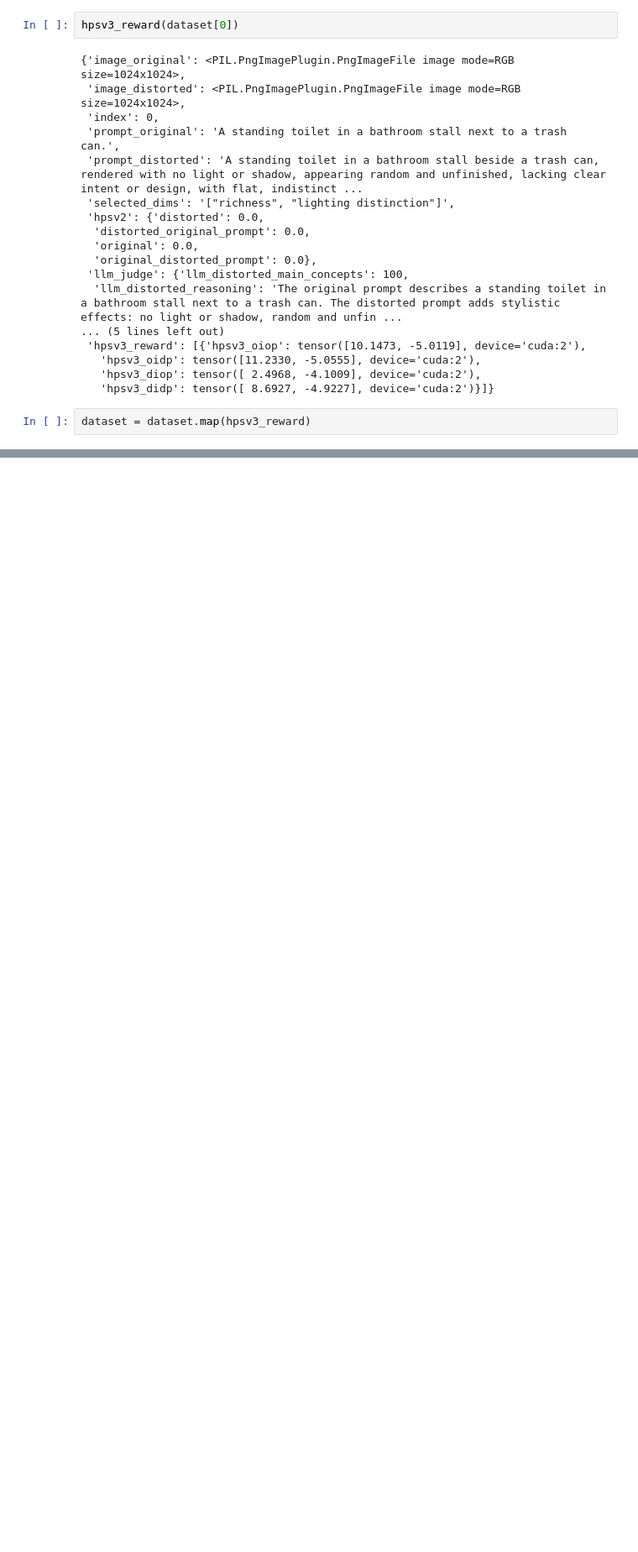
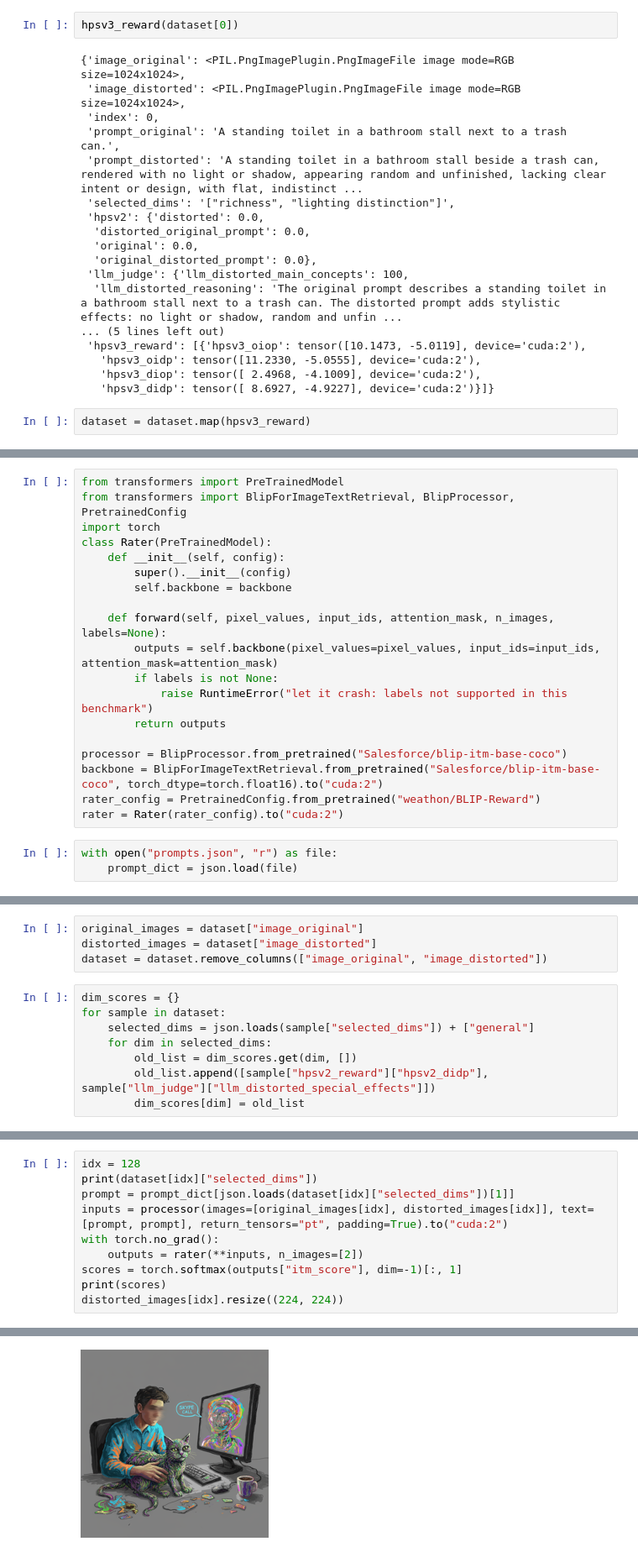
Before and after one commit to weathon/AAS, a Jupyter notebook: eval_later.ipynb, the cells around one changed output, grey strips where cells are left out. Shown at 84% size. Drawn from its saved outputs; the diff is of its cells as text; blank space fills up the shorter version.

```diff
--- a/eval_later.ipynb
+++ b/eval_later.ipynb
@@ -178,0 +238,22 @@ dataset = dataset.map(hpsv3_reward)
+# %%
+from transformers import PreTrainedModel
+from transformers import BlipForImageTextRetrieval, BlipProcessor, PretrainedConfig
+import torch
+class Rater(PreTrainedModel):
+    def __init__(self, config):
+        super().__init__(config)
+        self.backbone = backbone
+
+    def forward(self, pixel_values, input_ids, attention_mask, n_images, labels=None):
+        outputs = self.backbone(pixel_values=pixel_values, input_ids=input_ids, attention_mask=attention_mask)
+        if labels is not None:
+            raise RuntimeError("let it crash: labels not supported in this benchmark")
+        return outputs
+
+processor = BlipProcessor.from_pretrained("Salesforce/blip-itm-base-coco")
+backbone = BlipForImageTextRetrieval.from_pretrained("Salesforce/blip-itm-base-coco", torch_dtype=torch.float16).to("cuda:2")
+rater_config = PretrainedConfig.from_pretrained("weathon/BLIP-Reward")
+rater = Rater(rater_config).to("cuda:2")
+# %%
+with open("prompts.json", "r") as file:
+    prompt_dict = json.load(file)
@@ -178,0 +321,12 @@ dataset = dataset.map(hpsv3_reward)
+# %%
+original_images = dataset["image_original"]
+distorted_images = dataset["image_distorted"]
+dataset = dataset.remove_columns(["image_original", "image_distorted"])
+# %%
+dim_scores = {}
+for sample in dataset:
+    selected_dims = json.loads(sample["selected_dims"]) + ["general"]
+    for dim in selected_dims:
+        old_list = dim_scores.get(dim, [])
+        old_list.append([sample["hpsv2_reward"]["hpsv2_didp"], sample["llm_judge"]["llm_distorted_special_effects"]])
+        dim_scores[dim] = old_list
@@ -178,0 +369,11 @@ dataset = dataset.map(hpsv3_reward)
+# %%
+idx = 128
+print(dataset[idx]["selected_dims"])
+prompt = prompt_dict[json.loads(dataset[idx]["selected_dims"])[1]]
+inputs = processor(images=[original_images[idx], distorted_images[idx]], text=[prompt, prompt], return_tensors="pt", padding=True).to("cuda:2")
+with torch.no_grad():
+    outputs = rater(**inputs, n_images=[2])
+scores = torch.softmax(outputs["itm_score"], dim=-1)[:, 1]
+print(scores)
+distorted_images[idx].resize((224, 224))
+# %% [output]
@@ -178,0 +382 @@ dataset = dataset.map(hpsv3_reward)
+[figure, added]
```
Also changed, not shown: parts of 49 cells of this notebook, 8 other files.
